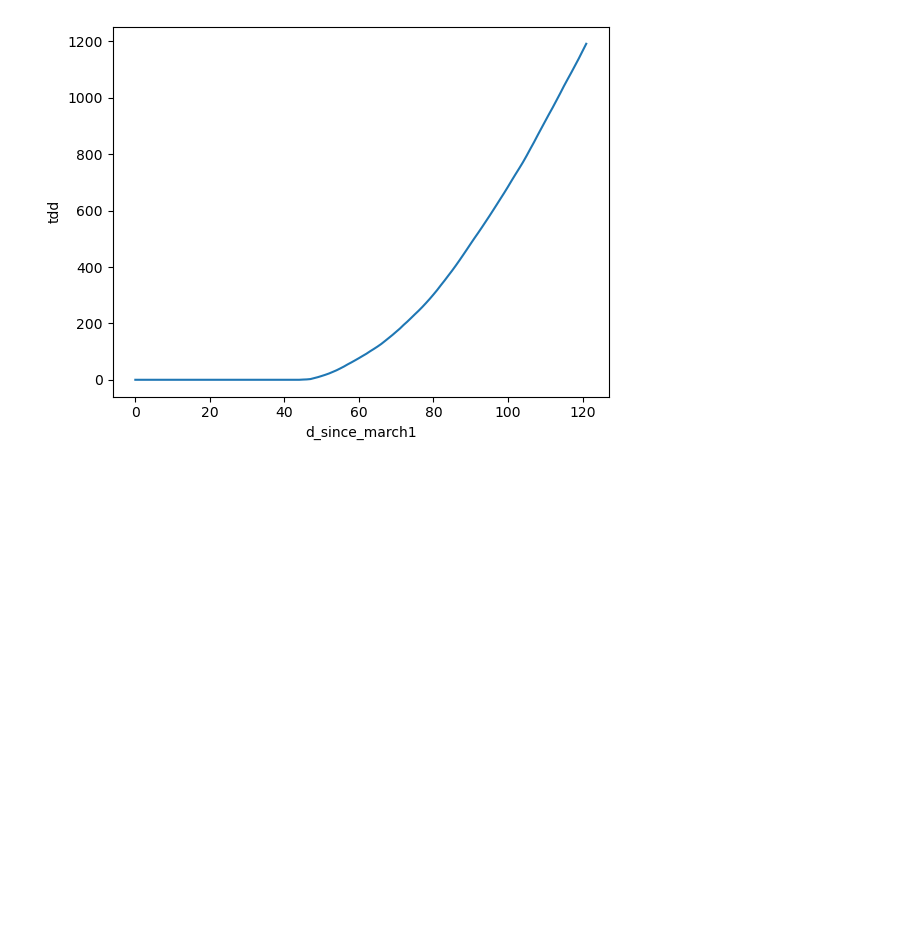
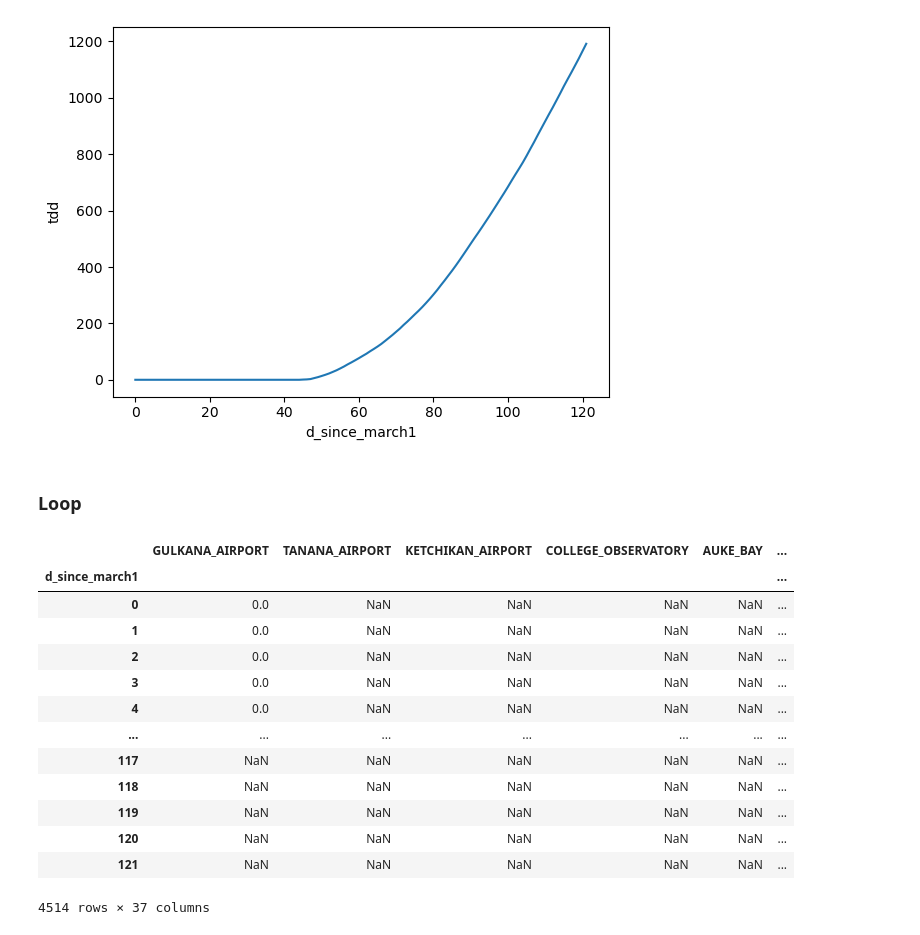
Before and after one commit to chryss/riverice, a Jupyter notebook: JupyterNotebooks/ACIS_tddcumulclimatology.ipynb, the cells around one changed output. Cells and saved outputs as stored; diff of their text form; code cells hidden in the pictures; blank space fills up the shorter version.

```diff
--- a/JupyterNotebooks/ACIS_tddcumulclimatology.ipynb
+++ b/JupyterNotebooks/ACIS_tddcumulclimatology.ipynb
@@ -47,0 +33,5 @@ testdata.cumsum()
+# %%
+stationname = stations_tddclim_list[3].stem[:-14]
+testdf = pd.DataFrame(testdata.cumsum()['tdd'])
+testdf.columns = [stationname]
+testdf
@@ -50,3 +55,30 @@ sb.lineplot(data=testdata.cumsum()['tdd'])
 # %% [output]
 <AxesSubplot: xlabel='d_since_march1', ylabel='tdd'>
 [figure]
+# %% [markdown]
+### Loop
+# %%
+alltdd = []
+for fpth in stations_tddclim_list:
+    stationname = fpth.stem[:-14]
+    testdata = pd.read_csv(fpth, skiprows=4, index_col=0)
+    testdf = pd.DataFrame(testdata['tdd'].cumsum())
+    testdf.columns = [stationname]
+    alltdd.append(testdf)
+# %%
+pd.concat(alltdd)
+# %% [output]
+|  | GULKANA_AIRPORT | TANANA_AIRPORT | KETCHIKAN_AIRPORT | COLLEGE_OBSERVATORY | AUKE_BAY | ... |
+| d_since_march1 |  |  |  |  |  | ... |
+| 0 | 0.0 | NaN | NaN | NaN | NaN | ... |
+| 1 | 0.0 | NaN | NaN | NaN | NaN | ... |
+| 2 | 0.0 | NaN | NaN | NaN | NaN | ... |
+| 3 | 0.0 | NaN | NaN | NaN | NaN | ... |
+| 4 | 0.0 | NaN | NaN | NaN | NaN | ... |
+| ... | ... | ... | ... | ... | ... | ... |
+| 117 | NaN | NaN | NaN | NaN | NaN | ... |
+| 118 | NaN | NaN | NaN | NaN | NaN | ... |
+| 119 | NaN | NaN | NaN | NaN | NaN | ... |
+| 120 | NaN | NaN | NaN | NaN | NaN | ... |
+| 121 | NaN | NaN | NaN | NaN | NaN | ... |
+4514 rows × 37 columns
```
Also changed, not shown: parts of 4 cells of this notebook.
